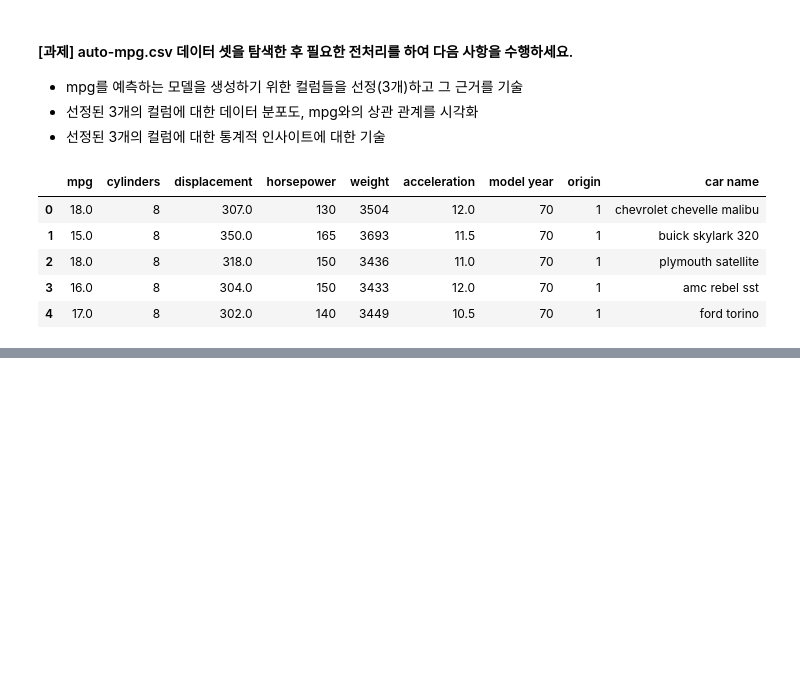
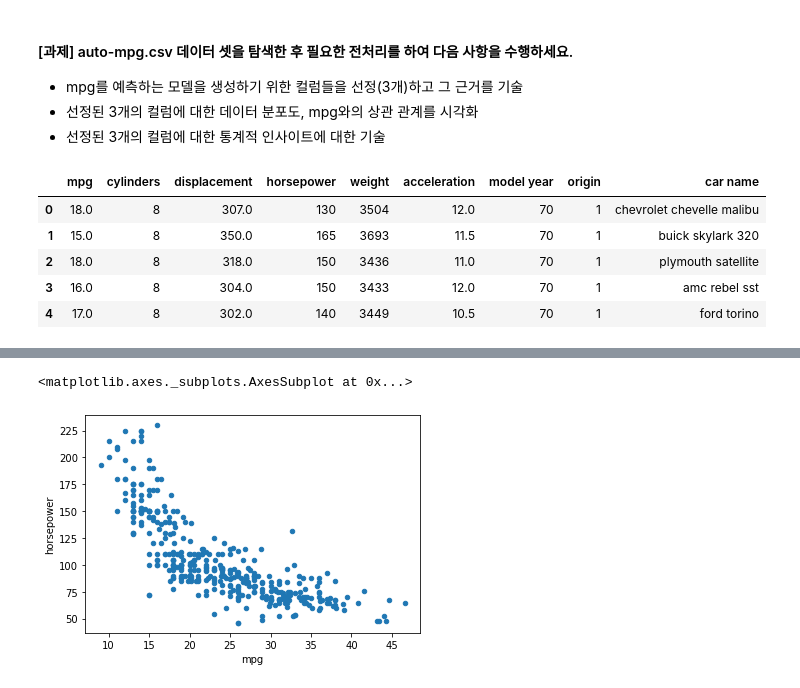
Before and after one commit to ilm52626/HKMD1_Complementary, a Jupyter notebook: m2_분석라이브러리/pandas/pandas_전처리_guide.ipynb, the cells around one changed output, grey strips where cells are left out. Cells and saved outputs as stored; diff of their text form; code cells hidden in the pictures; blank space fills up the shorter version.

```diff
--- a/m2_분석라이브러리/pandas/pandas_전처리_guide.ipynb
+++ b/m2_분석라이브러리/pandas/pandas_전처리_guide.ipynb
@@ -230,9 +264,9 @@ df_sca[['mpg','weight']].plot(kind='scatter',x='mpg',y='weight')
 - 선정된 3개의 컬럼에 대한 데이터 분포도, mpg와의 상관 관계를 시각화
 - 선정된 3개의 컬럼에 대한 통계적 인사이트에 대한 기술
 # %%
-
-df_auto = pd.read_csv('../dataset/auto-mpg.csv')
-df_auto.head()
+import pandas as pd
+auto_df = pd.read_csv('../dataset/auto-mpg.csv')
+auto_df.head()
 # %% [output]
 |  | mpg | cylinders | displacement | horsepower | weight | acceleration | model year | origin | car name |
 | 0 | 18.0 | 8 | 307.0 | 130 | 3504 | 12.0 | 70 | 1 | chevrolet chevelle malibu |
@@ -242,0 +279,4 @@ df_auto.head()
+# %%
+import numpy as np
+auto_df['horsepower'].replace('?', np.nan, inplace=True)
+auto_df.horsepower.unique()
@@ -242,0 +296,3 @@ df_auto.head()
+# %%
+auto_df.dropna(subset=['horsepower'], axis=0, inplace=True)
+auto_df.info()
@@ -242,0 +316,8 @@ df_auto.head()
+# %%
+### Q. horsepower 문자열을 실수형으로 변환한 후 자료형을 확인하세요.
+import numpy as np
+
+# auto_df['horsepower'] = auto_df['horsepower'].astype('float')
+auto_df['horsepower'] = auto_df.horsepower.astype('float')
+auto_df['hp'] = auto_df.horsepower.astype('int')
+auto_df.info()
@@ -242,0 +342,5 @@ df_auto.head()
+# %%
+auto_df[['mpg','horsepower']].plot(kind='scatter',x='mpg',y='horsepower')
+# %% [output]
+<matplotlib.axes._subplots.AxesSubplot at 0x...>
+[figure, added]
```
Also changed, not shown: parts of 32 cells of this notebook, 2 other files.
